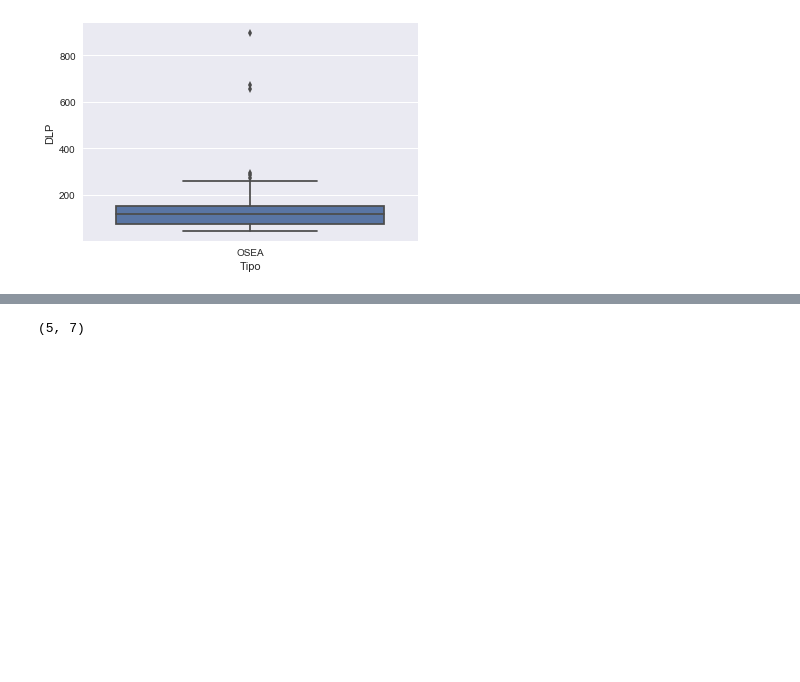
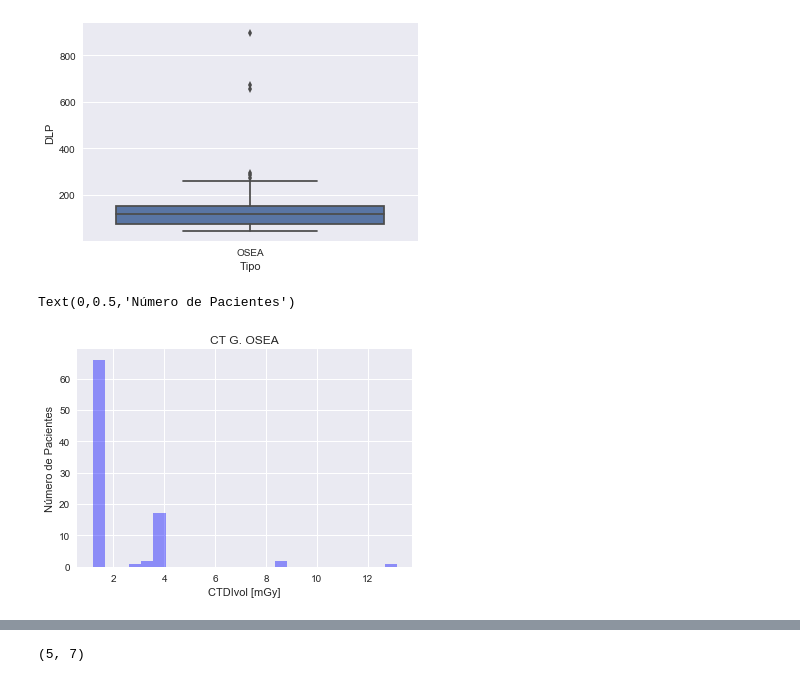
Before and after one commit to andreapy/University, a Jupyter notebook: NivelesRPETCT.ipynb, the cells around one changed output, grey strips where cells are left out. Saved outputs shown, nothing was run; the diff lists cells and outputs as text; code cells hidden in the pictures; blank space fills up the shorter version.

```diff
--- a/NivelesRPETCT.ipynb
+++ b/NivelesRPETCT.ipynb
@@ -130,3 +132,11 @@ sns.boxplot(x="Tipo", y="DLP", data=data_CTWBf)
 # %% [output]
 <matplotlib.axes._subplots.AxesSubplot at 0x...>
 [figure]
+# %%
+sns.distplot(data_CTWBf['CTDIvol'],kde=False,color='b')
+plt.title('CT G. OSEA')
+plt.xlabel('CTDIvol [mGy]')
+plt.ylabel('Número de Pacientes')
+# %% [output]
+Text(0,0.5,'Número de Pacientes')
+[figure, added]
```
Also changed, not shown: parts of 18 cells of this notebook.
